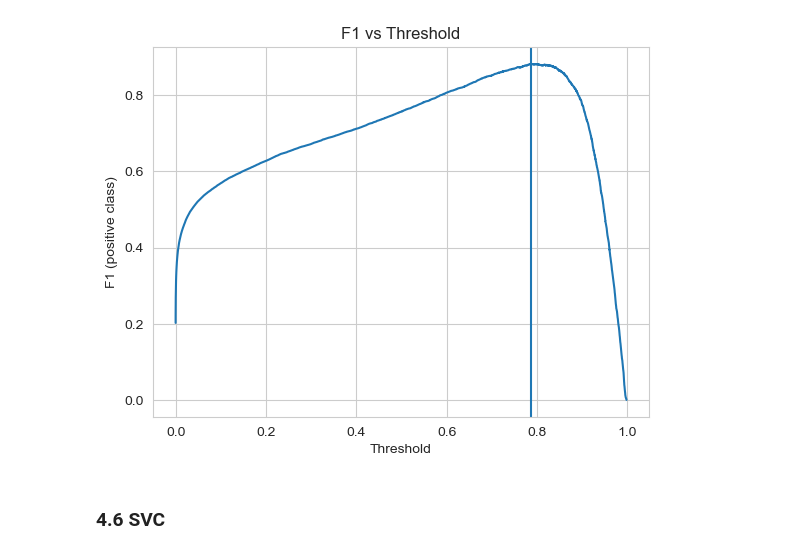
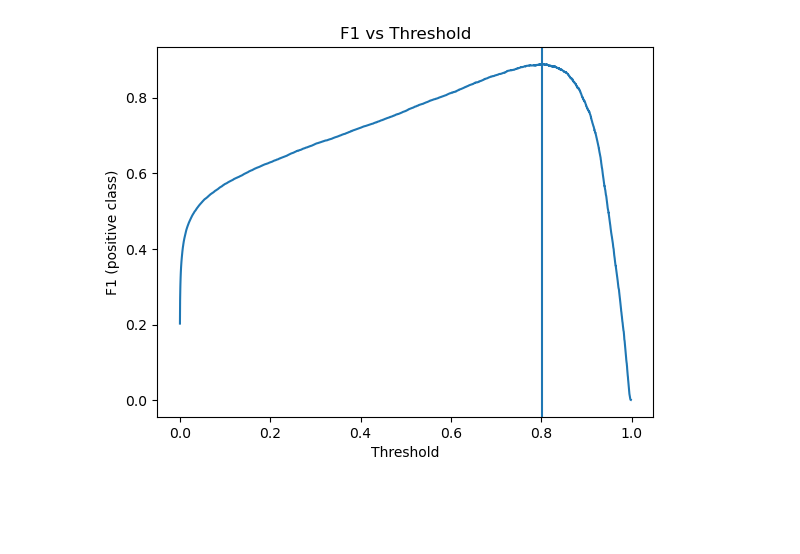
Before and after one commit to hjx2020/bank-marketing, a Jupyter notebook: bank_marketing_analysis.ipynb, the cells around one changed output. Saved outputs shown, nothing was run; the diff lists cells and outputs as text; code cells hidden in the pictures; blank space fills up the shorter version.

```diff
--- a/bank_marketing_analysis.ipynb
+++ b/bank_marketing_analysis.ipynb
@@ -35,8 +109,10 @@ warnings.filterwarnings("ignore", message=".*X does not have valid feature names
 # %%
 # Load data
-df = pd.read_csv("data/bank-additional-full.csv", sep=';')
+# df = pd.read_csv("data/bank-additional-full.csv", sep=';')
+df = pd.read_csv("data/bank-additional-full-cleaned.csv")
 
 # Map target to binary
+df.columns = df.columns.str.replace('.','_')
 df['y'] = df['y'].map({'yes': 1, 'no': 0})
 
 X = df.drop('y', axis=1)
@@ -168,16 +444,16 @@ disp.ax_.grid(False)
 # %%
-from sklearn.metrics import precision_recall_curve, precision_recall_fscore_support, PrecisionRecallDisplay
+# Plot PR curve
 
 # PR curve points (this is for label = 1; if checking label = 0, use predict_proba[:,0] & pos_label=0)
-precision, recall, thresholds = precision_recall_curve(y_train, best_log_clf.predict_proba(X_train)[:,1])
+precision, recall, thresholds = precision_recall_curve(y_train, best_xgb_clf.predict_proba(X_train)[:,1])
 
-# default point's prec and rec
-prec, rec, f1, _ = precision_recall_fscore_support(y_train, best_log_clf.predict(X_train), average="binary")
+# # default point's prec and rec
+prec, rec, f1, _ = precision_recall_fscore_support(y_train, best_xgb_clf.predict(X_train), average="binary")
 
 fig, ax = plt.subplots(figsize=(8, 6))
-disp2 = PrecisionRecallDisplay.from_estimator(best_log_clf, X_train, y_train, ax=ax, name="Logistic Regression")
+disp2 = PrecisionRecallDisplay.from_estimator(best_xgb_clf, X_train, y_train, ax=ax, name="XGBoost")
 
-ax.scatter(rec, prec, color="green", s=80, label="Logistic Regression default point")
+ax.scatter(rec, prec, color="green", s=80, label="XGBoost default point")
 ax.text(rec - 0.02, prec - 0.05, f"({rec:.2f}, {prec:.2f})", color="green")
 
 ax.set_xlabel("Recall")
@@ -276,9 +561,11 @@ AUC-ROC: 0.8974
 # %%
 # search the best threshold
-precision, recall, thresholds = precision_recall_curve(y_train, best_dt_clf.predict_proba(X_train)[:,1])
+precision, recall, thresholds = precision_recall_curve(y_train, best_lgbm_clf.predict_proba(X_train)[:,1])
 
-best_t, f1 = search_best_threshold(precision, recall, thresholds)
+best_t_lgbm, f1_lgbm = search_best_threshold(precision, recall, thresholds)
 
-disp = ConfusionMatrixDisplay.from_predictions(y_train, (best_dt_clf.predict_proba(X_train)[:,1] > best_t).astype(int), display_labels = ['no', 'yes'], cmap = 'gray_r')
+disp = ConfusionMatrixDisplay.from_predictions(y_train, (best_lgbm_clf.predict_proba(X_train)[:,1] >= best_t_lgbm).astype(int), display_labels = ['no', 'yes'], cmap = 'gray_r')
 disp.ax_.grid(False)
+
+print(best_t_lgbm)
 # %% [output]
@@ -334,8 +573,0 @@ AUC-ROC: 0.9438
-# %%
-# search the best threshold
-precision, recall, thresholds = precision_recall_curve(y_train, best_rf_clf.predict_proba(X_train)[:,1])
-
-best_t, f1 = search_best_threshold(precision, recall, thresholds)
-
-disp = ConfusionMatrixDisplay.from_predictions(y_train, (best_rf_clf.predict_proba(X_train)[:,1] > best_t).astype(int), display_labels = ['no', 'yes'], cmap = 'gray_r')
-disp.ax_.grid(False)
@@ -505,11 +589,9 @@ plt.show()
 # %%
-plt.plot(thresholds, f1)
-plt.axvline(best_t)
+plt.plot(thresholds, f1_lgbm)
+plt.axvline(best_t_lgbm)
 plt.xlabel("Threshold")
 plt.ylabel("F1 (positive class)")
 plt.title("F1 vs Threshold")
 plt.show()
 # %% [output]
-[figure, old version]
+[figure, new version]
-# %% [markdown]
-### 4.6 SVC
```
Also changed, not shown: parts of 114 cells of this notebook, 9 other files.
